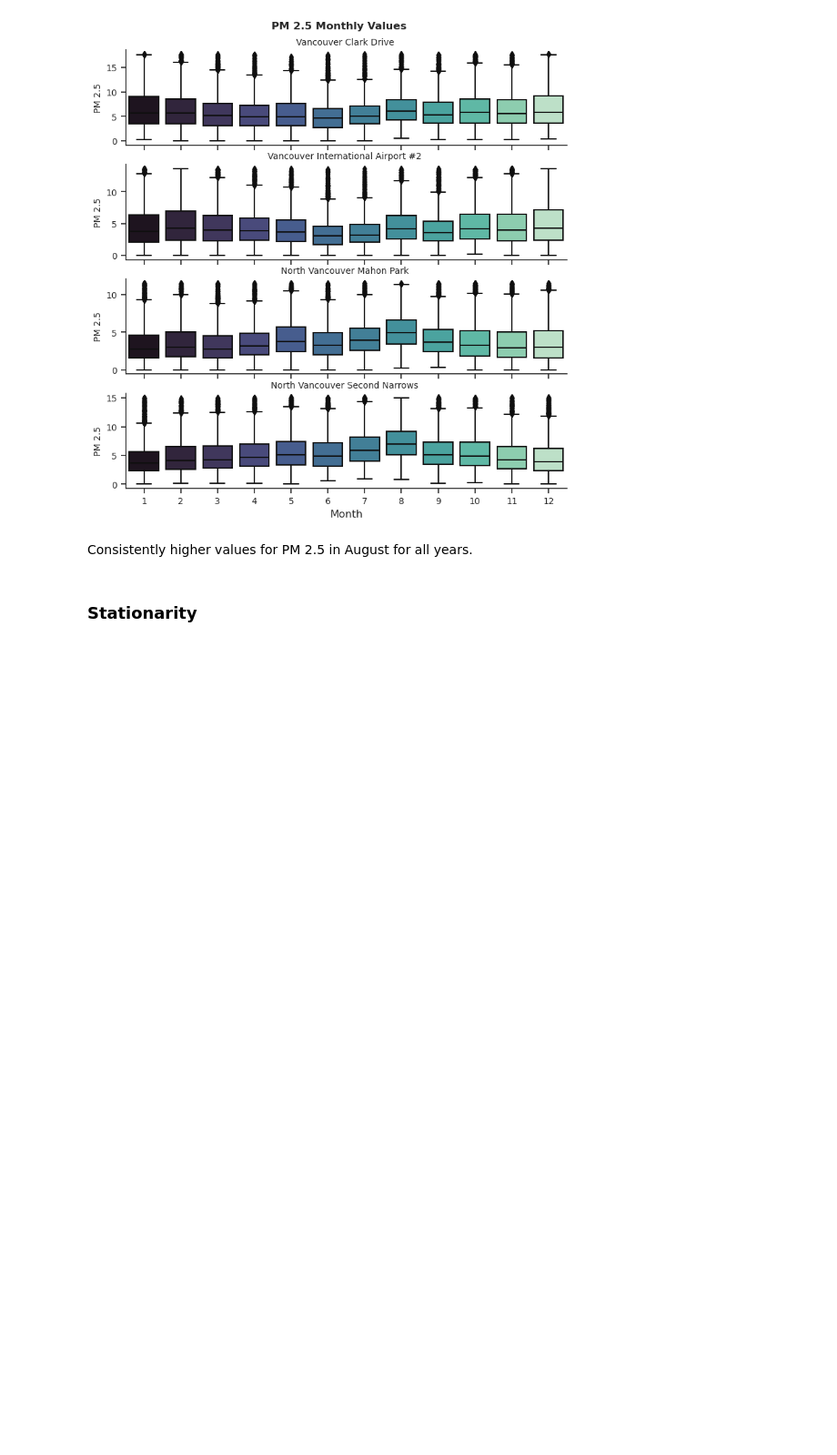
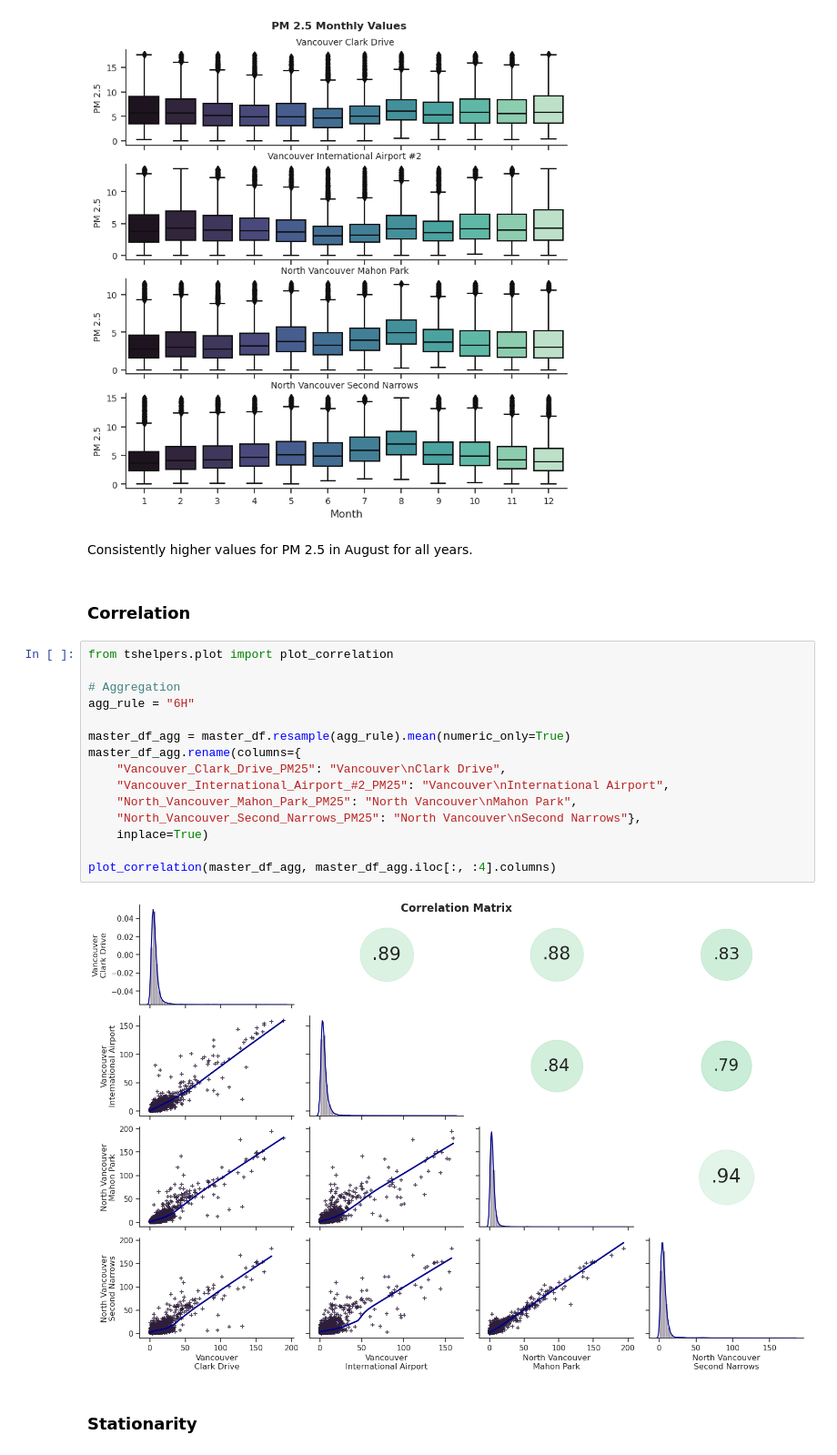
Before and after one commit to erich-hs/Air-We-Breathe, a Jupyter notebook: awb_EDA.ipynb, the cells around one changed output. Shown at 91% size. Saved outputs shown, nothing was run; the diff lists cells and outputs as text; blank space fills up the shorter version.

```diff
--- a/awb_EDA.ipynb
+++ b/awb_EDA.ipynb
@@ -303,6 +308,25 @@ seasonal_plots(subsets,
 [figure]
 # %% [markdown]
 Consistently higher values for PM 2.5 in August for all years.
+# %% [markdown]
+### Correlation
+# %%
+from tshelpers.plot import plot_correlation
+
+# Aggregation
+agg_rule = "6H"
+
+master_df_agg = master_df.resample(agg_rule).mean(numeric_only=True)
+master_df_agg.rename(columns={
+    "Vancouver_Clark_Drive_PM25": "Vancouver\nClark Drive",
+    "Vancouver_International_Airport_#2_PM25": "Vancouver\nInternational Airport",
+    "North_Vancouver_Mahon_Park_PM25": "North Vancouver\nMahon Park",
+    "North_Vancouver_Second_Narrows_PM25": "North Vancouver\nSecond Narrows"},
+    inplace=True)
+
+plot_correlation(master_df_agg, master_df_agg.iloc[:, :4].columns)
+# %% [output]
+[figure, added]
 # %% [markdown]
 ### Stationarity
 # %%
```
Also changed, not shown: parts of 23 cells of this notebook, 4 other files.
